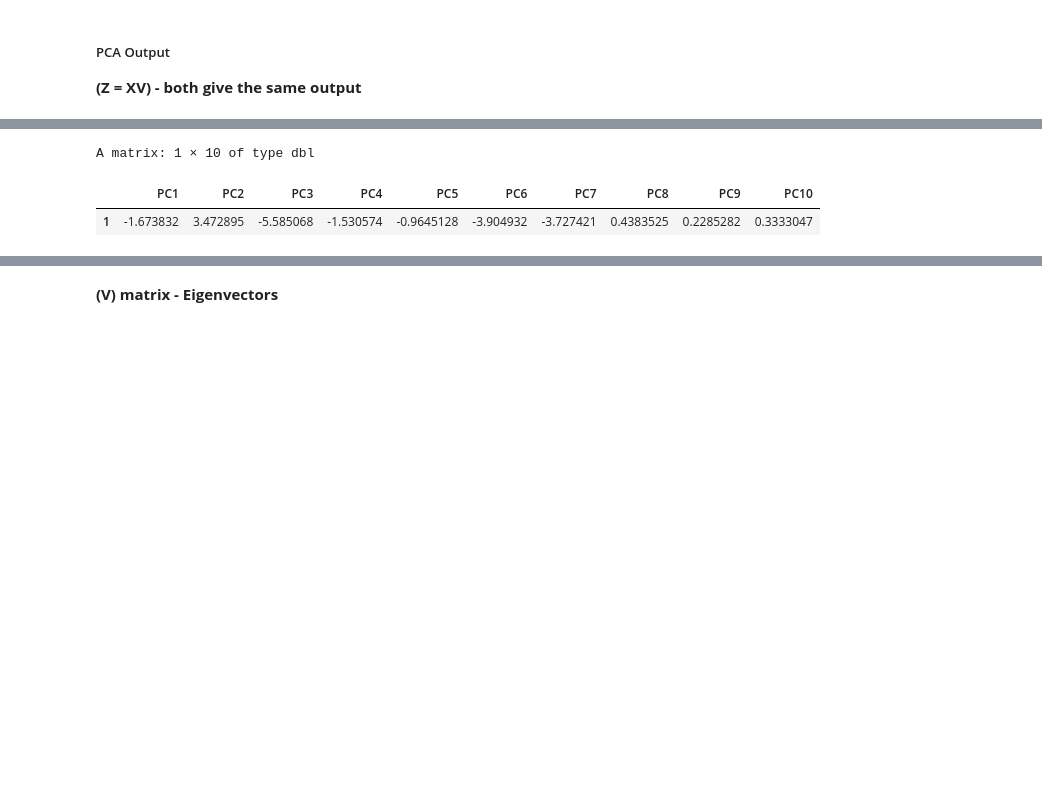
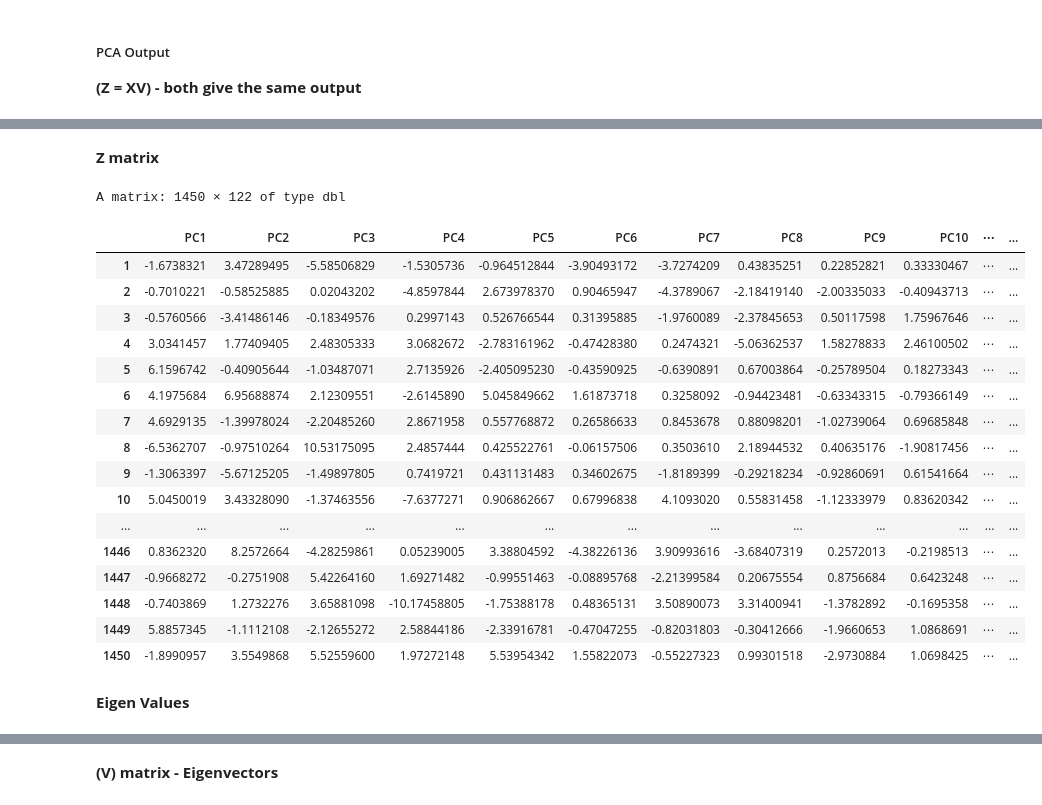
Before and after one commit to JuzmaFR/Analisis-Regresi-Catatan-Kuliah, a Jupyter notebook: Analisis Regresi.ipynb, the cells around one changed output, grey strips where cells are left out. Saved outputs shown, nothing was run; the diff lists cells and outputs as text; code cells hidden in the pictures; blank space fills up the shorter version.

```diff
--- a/Analisis Regresi.ipynb
+++ b/Analisis Regresi.ipynb
@@ -422,6 +391,25 @@ A matrix: 1 × 10 of type dbl
-# %%
-as.matrix(crimeData.norm) %*% as.matrix(crimeData.pca1$rotation) [,1:10] %>% head(1)
-# %% [output]
-A matrix: 1 × 10 of type dbl
-|  | PC1 | PC2 | PC3 | PC4 | PC5 | PC6 | PC7 | PC8 | PC9 | PC10 |
-| 1 | -1.673832 | 3.472895 | -5.585068 | -1.530574 | -0.9645128 | -3.904932 | -3.727421 | 0.4383525 | 0.2285282 | 0.3333047 |
+# %% [markdown]
+**Z matrix**
+# %%
+crimeData.pca1$x
+# %% [output]
+A matrix: 1450 × 122 of type dbl
+|  | PC1 | PC2 | PC3 | PC4 | PC5 | PC6 | PC7 | PC8 | PC9 | PC10 | ⋯ | ... |
+| 1 | -1.6738321 | 3.47289495 | -5.58506829 | -1.5305736 | -0.964512844 | -3.90493172 | -3.7274209 | 0.43835251 | 0.22852821 | 0.33330467 | ⋯ | ... |
+| 2 | -0.7010221 | -0.58525885 | 0.02043202 | -4.8597844 | 2.673978370 | 0.90465947 | -4.3789067 | -2.18419140 | -2.00335033 | -0.40943713 | ⋯ | ... |
+| 3 | -0.5760566 | -3.41486146 | -0.18349576 | 0.2997143 | 0.526766544 | 0.31395885 | -1.9760089 | -2.37845653 | 0.50117598 | 1.75967646 | ⋯ | ... |
+| 4 | 3.0341457 | 1.77409405 | 2.48305333 | 3.0682672 | -2.783161962 | -0.47428380 | 0.2474321 | -5.06362537 | 1.58278833 | 2.46100502 | ⋯ | ... |
+| 5 | 6.1596742 | -0.40905644 | -1.03487071 | 2.7135926 | -2.405095230 | -0.43590925 | -0.6390891 | 0.67003864 | -0.25789504 | 0.18273343 | ⋯ | ... |
+| 6 | 4.1975684 | 6.95688874 | 2.12309551 | -2.6145890 | 5.045849662 | 1.61873718 | 0.3258092 | -0.94423481 | -0.63343315 | -0.79366149 | ⋯ | ... |
+| 7 | 4.6929135 | -1.39978024 | -2.20485260 | 2.8671958 | 0.557768872 | 0.26586633 | 0.8453678 | 0.88098201 | -1.02739064 | 0.69685848 | ⋯ | ... |
+| 8 | -6.5362707 | -0.97510264 | 10.53175095 | 2.4857444 | 0.425522761 | -0.06157506 | 0.3503610 | 2.18944532 | 0.40635176 | -1.90817456 | ⋯ | ... |
+| 9 | -1.3063397 | -5.67125205 | -1.49897805 | 0.7419721 | 0.431131483 | 0.34602675 | -1.8189399 | -0.29218234 | -0.92860691 | 0.61541664 | ⋯ | ... |
+| 10 | 5.0450019 | 3.43328090 | -1.37463556 | -7.6377271 | 0.906862667 | 0.67996838 | 4.1093020 | 0.55831458 | -1.12333979 | 0.83620342 | ⋯ | ... |
+| ... | ... | ... | ... | ... | ... | ... | ... | ... | ... | ... | ... | ... |
+| 1446 | 0.8362320 | 8.2572664 | -4.28259861 | 0.05239005 | 3.38804592 | -4.38226136 | 3.90993616 | -3.68407319 | 0.2572013 | -0.2198513 | ⋯ | ... |
+| 1447 | -0.9668272 | -0.2751908 | 5.42264160 | 1.69271482 | -0.99551463 | -0.08895768 | -2.21399584 | 0.20675554 | 0.8756684 | 0.6423248 | ⋯ | ... |
+| 1448 | -0.7403869 | 1.2732276 | 3.65881098 | -10.17458805 | -1.75388178 | 0.48365131 | 3.50890073 | 3.31400941 | -1.3782892 | -0.1695358 | ⋯ | ... |
+| 1449 | 5.8857345 | -1.1112108 | -2.12655272 | 2.58844186 | -2.33916781 | -0.47047255 | -0.82031803 | -0.30412666 | -1.9660653 | 1.0868691 | ⋯ | ... |
+| 1450 | -1.8990957 | 3.5549868 | 5.52559600 | 1.97272148 | 5.53954342 | 1.55822073 | -0.55227323 | 0.99301518 | -2.9730884 | 1.0698425 | ⋯ | ... |
+# %% [markdown]
+**Eigen Values**
```
Also changed, not shown: parts of 21 cells of this notebook.
